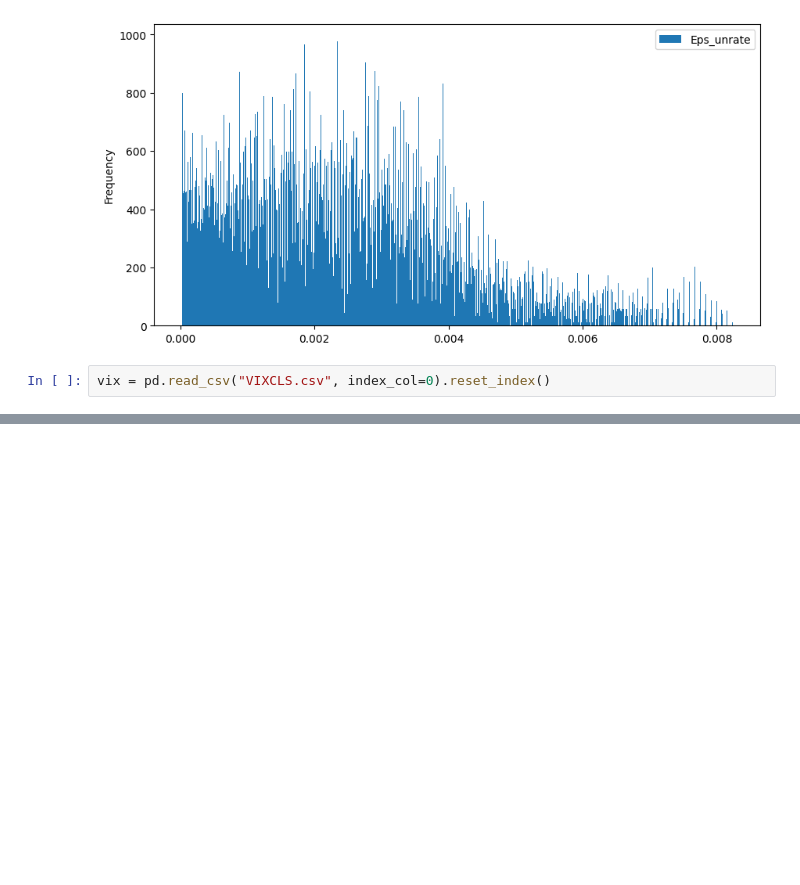
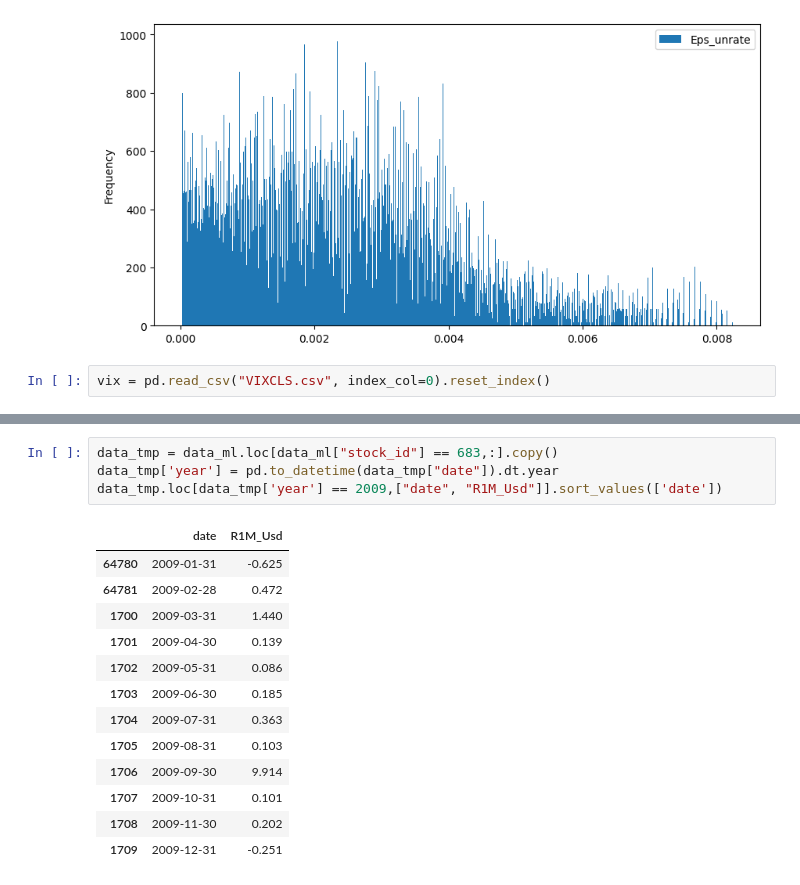
Before and after one commit to nomorebye/coding, a Jupyter notebook: ai3/chap4.ipynb, the cells around one changed output, grey strips where cells are left out. Cells and saved outputs as stored; diff of their text form; blank space fills up the shorter version.

```diff
--- a/ai3/chap4.ipynb
+++ b/ai3/chap4.ipynb
@@ -310,0 +337,18 @@ data_vix.plot(kind='bar', stacked=True, figsize=(16,6))
+# %%
+data_tmp = data_ml.loc[data_ml["stock_id"] == 683,:].copy()
+data_tmp['year'] = pd.to_datetime(data_tmp["date"]).dt.year
+data_tmp.loc[data_tmp['year'] == 2009,["date", "R1M_Usd"]].sort_values(['date'])
+# %% [output]
+|  | date | R1M_Usd |
+| 64780 | 2009-01-31 | -0.625 |
+| 64781 | 2009-02-28 | 0.472 |
+| 1700 | 2009-03-31 | 1.440 |
+| 1701 | 2009-04-30 | 0.139 |
+| 1702 | 2009-05-31 | 0.086 |
+| 1703 | 2009-06-30 | 0.185 |
+| 1704 | 2009-07-31 | 0.363 |
+| 1705 | 2009-08-31 | 0.103 |
+| 1706 | 2009-09-30 | 9.914 |
+| 1707 | 2009-10-31 | 0.101 |
+| 1708 | 2009-11-30 | 0.202 |
+| 1709 | 2009-12-31 | -0.251 |
```
Also changed, not shown: parts of 5 cells of this notebook.
